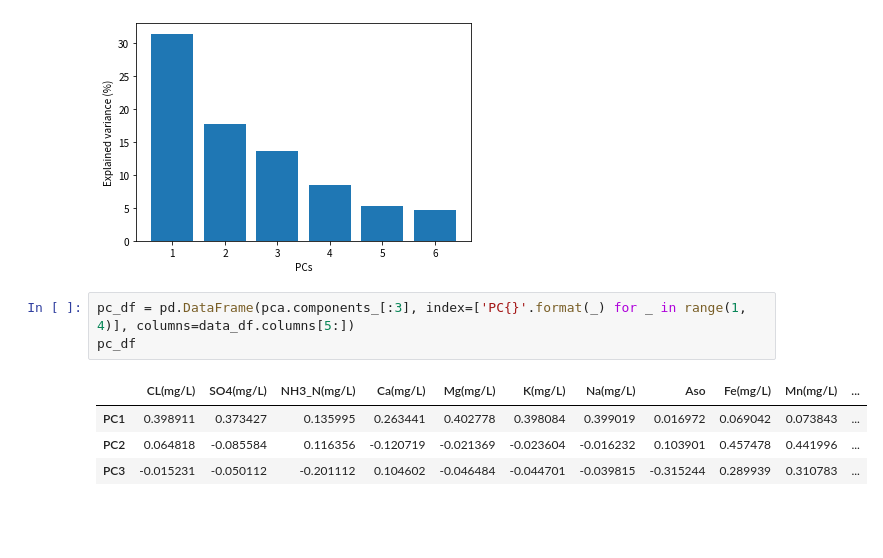
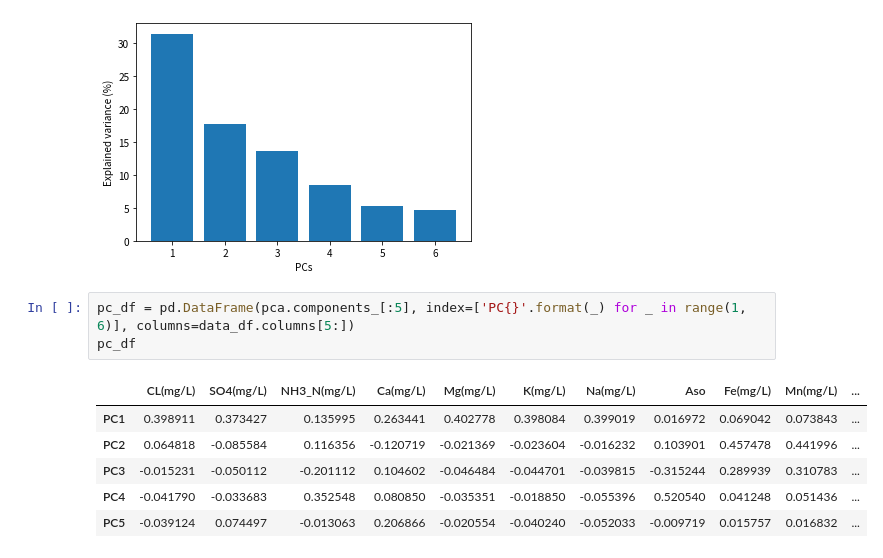
Before and after one commit to dispink/SI_TW, a Jupyter notebook: 2015-2019_analysis.ipynb, the cells around one changed output. Drawn from its saved outputs; the diff is of its cells as text; blank space fills up the shorter version.

```diff
--- a/2015-2019_analysis.ipynb
+++ b/2015-2019_analysis.ipynb
@@ -100,13 +102,15 @@ plt.savefig('{}\\results\\2015-2019_PCA_variance_{}.png'.format(path, date))
 # %% [output]
 [figure]
 # %%
-pc_df = pd.DataFrame(pca.components_[:3], index=['PC{}'.format(_) for _ in range(1, 4)], columns=data_df.columns[5:])
+pc_df = pd.DataFrame(pca.components_[:5], index=['PC{}'.format(_) for _ in range(1, 6)], columns=data_df.columns[5:])
 pc_df
 # %% [output]
 |  | CL(mg/L) | SO4(mg/L) | NH3_N(mg/L) | Ca(mg/L) | Mg(mg/L) | K(mg/L) | Na(mg/L) | Aso | Fe(mg/L) | Mn(mg/L) | ... |
 | PC1 | 0.398911 | 0.373427 | 0.135995 | 0.263441 | 0.402778 | 0.398084 | 0.399019 | 0.016972 | 0.069042 | 0.073843 | ... |
 | PC2 | 0.064818 | -0.085584 | 0.116356 | -0.120719 | -0.021369 | -0.023604 | -0.016232 | 0.103901 | 0.457478 | 0.441996 | ... |
 | PC3 | -0.015231 | -0.050112 | -0.201112 | 0.104602 | -0.046484 | -0.044701 | -0.039815 | -0.315244 | 0.289939 | 0.310783 | ... |
+| PC4 | -0.041790 | -0.033683 | 0.352548 | 0.080850 | -0.035351 | -0.018850 | -0.055396 | 0.520540 | 0.041248 | 0.051436 | ... |
+| PC5 | -0.039124 | 0.074497 | -0.013063 | 0.206866 | -0.020554 | -0.040240 | -0.052033 | -0.009719 | 0.015757 | 0.016832 | ... |
 # %%
 plt.figure(figsize=(7, 5))
 sns.heatmap(pc_df, cmap='coolwarm_r')
```
Also changed, not shown: parts of 3 cells of this notebook.
